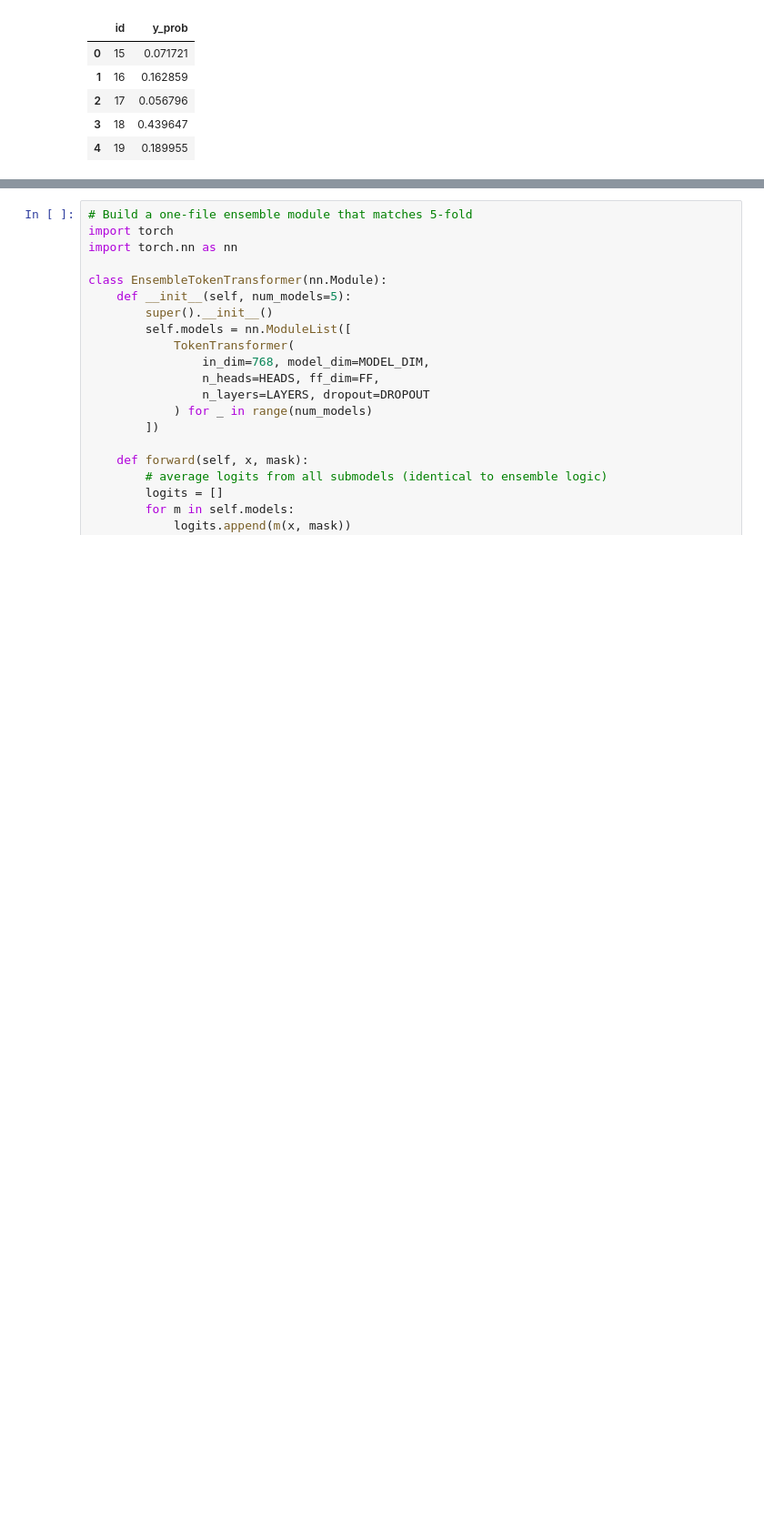
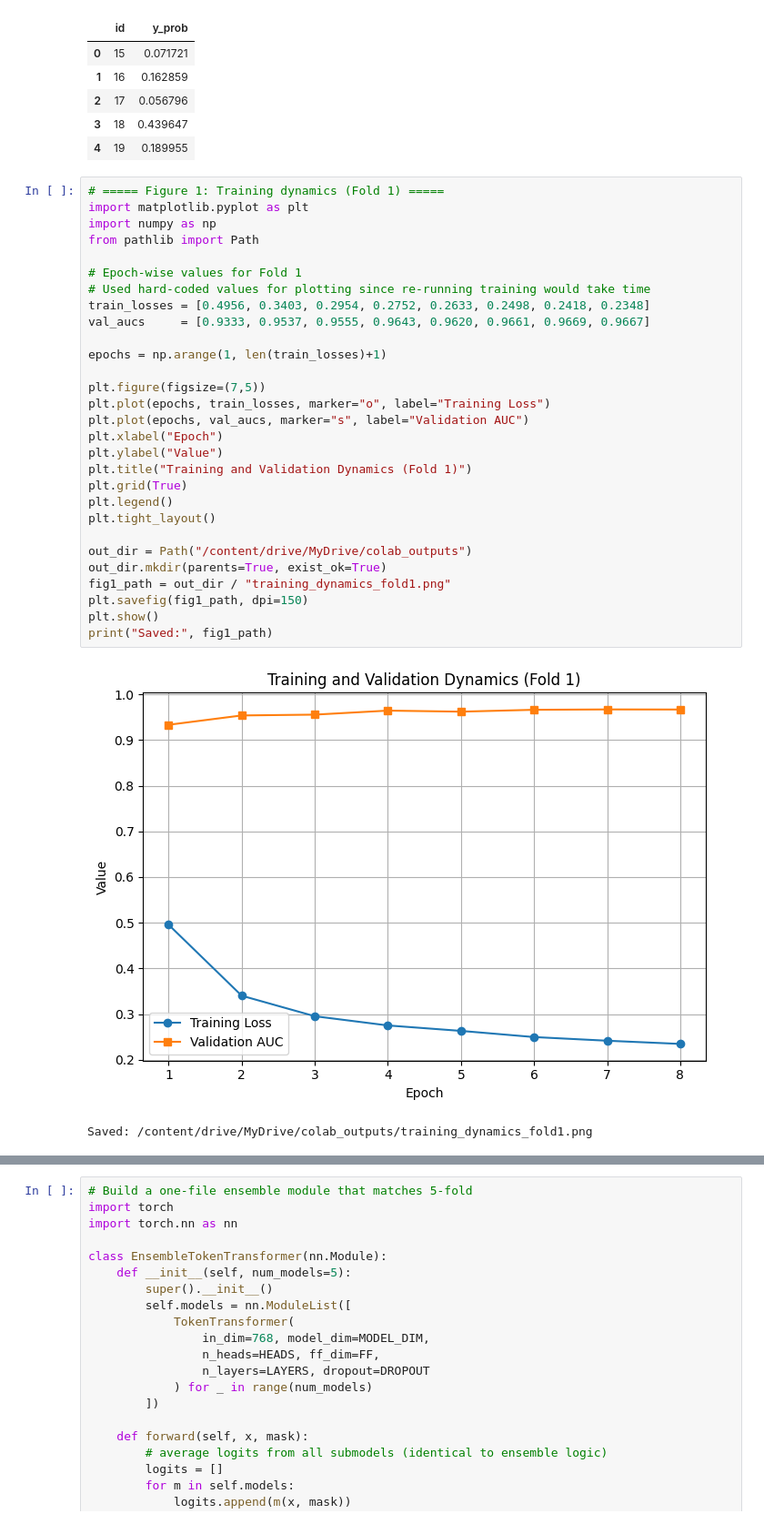
Before and after one commit to AchalaDias/assignment-3-language-detection, a Jupyter notebook: Aeman Fatima - a1946845/final_submission_with_EDA.ipynb, the cells around one changed output, grey strips where cells are left out. Shown at 91% size. Cells and saved outputs as stored; diff of their text form; blank space fills up the shorter version.

```diff
--- a/Aeman Fatima - a1946845/final_submission_with_EDA.ipynb
+++ b/Aeman Fatima - a1946845/final_submission_with_EDA.ipynb
@@ -1319,3 +1319,35 @@ Saved submission -> /content/drive/MyDrive/colab_outputs/submission.csv
 | 2 | 17 | 0.056796 |
 | 3 | 18 | 0.439647 |
 | 4 | 19 | 0.189955 |
+# %%
+# ===== Figure 1: Training dynamics (Fold 1) =====
+import matplotlib.pyplot as plt
+import numpy as np
+from pathlib import Path
+
+# Epoch-wise values for Fold 1
+# Used hard-coded values for plotting since re-running training would take time
+train_losses = [0.4956, 0.3403, 0.2954, 0.2752, 0.2633, 0.2498, 0.2418, 0.2348]
+val_aucs     = [0.9333, 0.9537, 0.9555, 0.9643, 0.9620, 0.9661, 0.9669, 0.9667]
+
+epochs = np.arange(1, len(train_losses)+1)
+
+plt.figure(figsize=(7,5))
+plt.plot(epochs, train_losses, marker="o", label="Training Loss")
+plt.plot(epochs, val_aucs, marker="s", label="Validation AUC")
+plt.xlabel("Epoch")
+plt.ylabel("Value")
+plt.title("Training and Validation Dynamics (Fold 1)")
+plt.grid(True)
+plt.legend()
+plt.tight_layout()
+
+out_dir = Path("/content/drive/MyDrive/colab_outputs")
+out_dir.mkdir(parents=True, exist_ok=True)
+fig1_path = out_dir / "training_dynamics_fold1.png"
+plt.savefig(fig1_path, dpi=150)
+plt.show()
+print("Saved:", fig1_path)
+# %% [output]
+[figure, added]
+Saved: /content/drive/MyDrive/colab_outputs/training_dynamics_fold1.png
```
Also changed, not shown: parts of 1 cell of this notebook.
